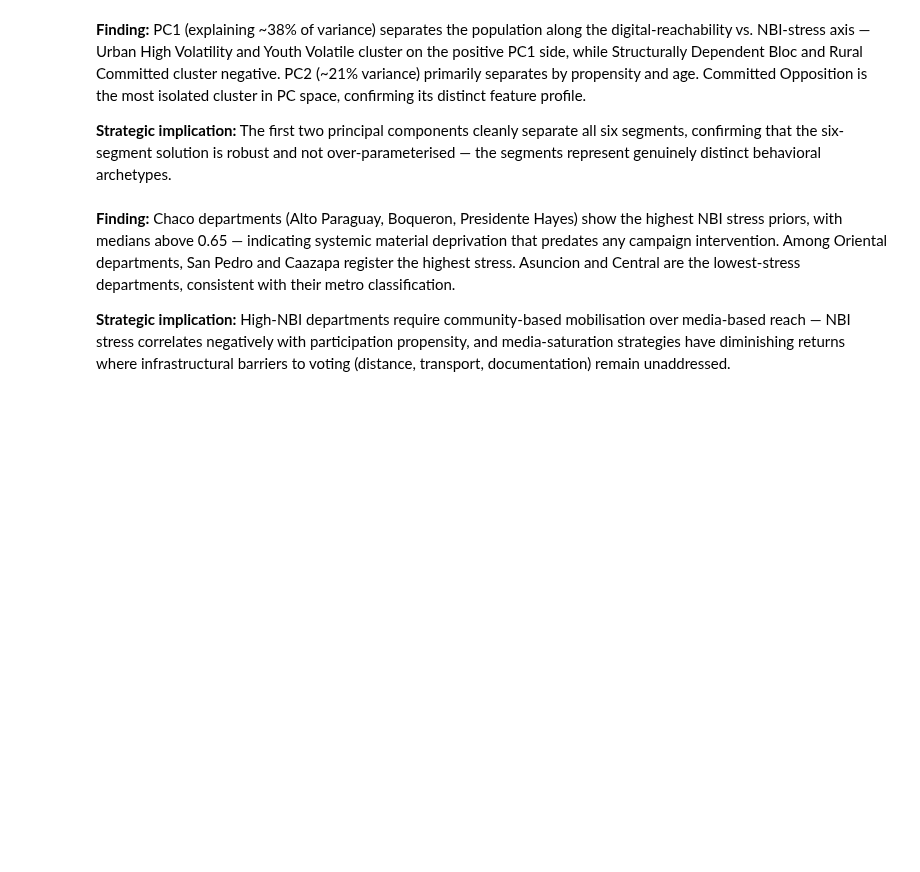
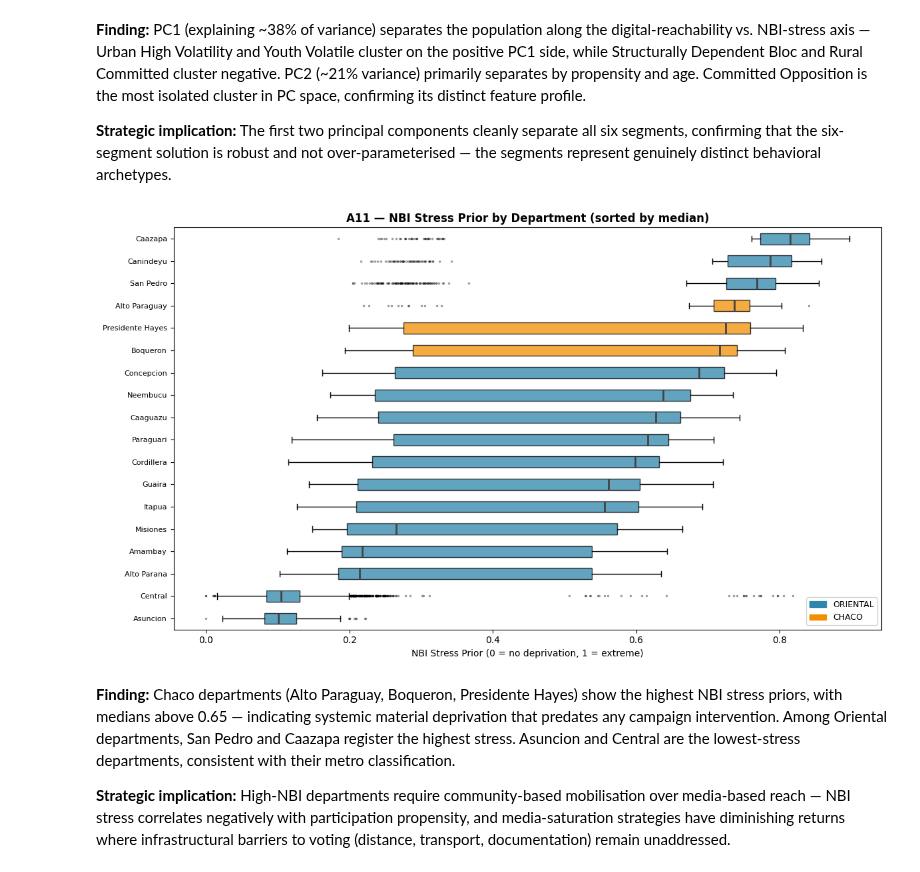
Before and after one commit to RafaelBraga-Kribitz/decision-analytics-reconstruction, a Jupyter notebook: reports/eda/paraguay_election_eda.ipynb, the cells around one changed output. Cells and saved outputs as stored; diff of their text form; code cells hidden in the pictures; blank space fills up the shorter version.

```diff
--- a/reports/eda/paraguay_election_eda.ipynb
+++ b/reports/eda/paraguay_election_eda.ipynb
@@ -553,40 +572,40 @@ plt.show()
 
 **Strategic implication:** The first two principal components cleanly separate all six segments, confirming that the six-segment solution is robust and not over-parameterised — the segments represent genuinely distinct behavioral archetypes.
 # %%
+# A11 — NBI Stress Prior per Department (box plot, sorted by median)
+dept_nbi       = pop.groupby("department")["nbi_stress_prior"].median().sort_values()
+dept_order_nbi = dept_nbi.index.tolist()
+region_map     = pop.drop_duplicates("department").set_index("department")["department_region"]
 
-# A11 — NBI Stress Prior per Department (box plot, sorted by median)
-dept_nbi  = pop.groupby("department")["nbi_stress_prior"].median().sort_values()
-dept_order_nbi = dept_nbi.index.tolist()
-region_map = pop.drop_duplicates("department").set_index("department")["department_region"]
-
+# Actual region values are uppercase: 'ORIENTAL', 'CHACO'
 region_palette = {
-    "Oriental": COLOR["BLUE"],
-    "Chaco":    COLOR["AMBER"],
-    "Metro":    COLOR["GREEN"],
+    "ORIENTAL": COLOR["BLUE"],
+    "CHACO":    COLOR["AMBER"],
 }
 
 fig, ax = plt.subplots(figsize=(12, 7), facecolor="white")
 data_list = [pop.loc[pop["department"]==d,"nbi_stress_prior"].dropna().values
              for d in dept_order_nbi]
 bp = ax.boxplot(data_list, vert=False, patch_artist=True,
                 flierprops=dict(marker=".", markersize=3, alpha=0.4),
                 medianprops=dict(color=COLOR["CHARCOAL"], lw=2))
 
 for patch, dept in zip(bp["boxes"], dept_order_nbi):
-    reg = region_map.get(dept, "Oriental")
+    reg = region_map.get(dept, "ORIENTAL")
     patch.set_facecolor(region_palette.get(reg, COLOR["GREY"]))
     patch.set_alpha(0.75)
 
 ax.set_yticks(range(1, len(dept_order_nbi)+1))
 ax.set_yticklabels([d.title() for d in dept_order_nbi], fontsize=8)
 ax.set_xlabel("NBI Stress Prior (0 = no deprivation, 1 = extreme)")
 ax.set_title("A11 — NBI Stress Prior by Department (sorted by median)", fontweight=700)
 
 legend_patches = [mpatches.Patch(color=c, label=l)
                   for l, c in region_palette.items()]
 ax.legend(handles=legend_patches, loc="lower right", fontsize=9)
 plt.tight_layout()
-plt.show()
+# %% [output]
+[figure, added]
 # %% [markdown]
 **Finding:** Chaco departments (Alto Paraguay, Boqueron, Presidente Hayes) show the highest NBI stress priors, with medians above 0.65 — indicating systemic material deprivation that predates any campaign intervention. Among Oriental departments, San Pedro and Caazapa register the highest stress. Asuncion and Central are the lowest-stress departments, consistent with their metro classification.
 
```
Also changed, not shown: parts of 44 cells of this notebook, 2 other files.
